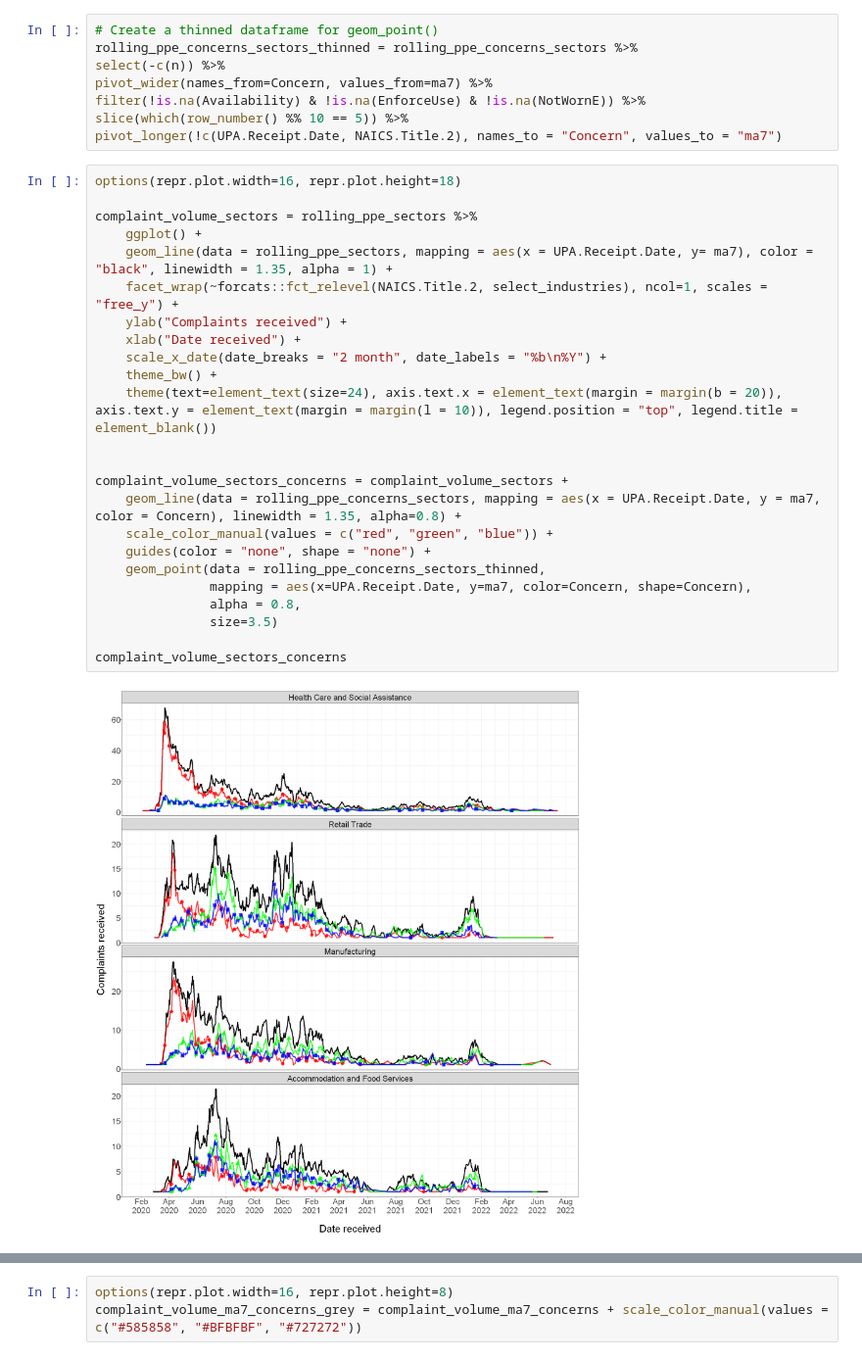
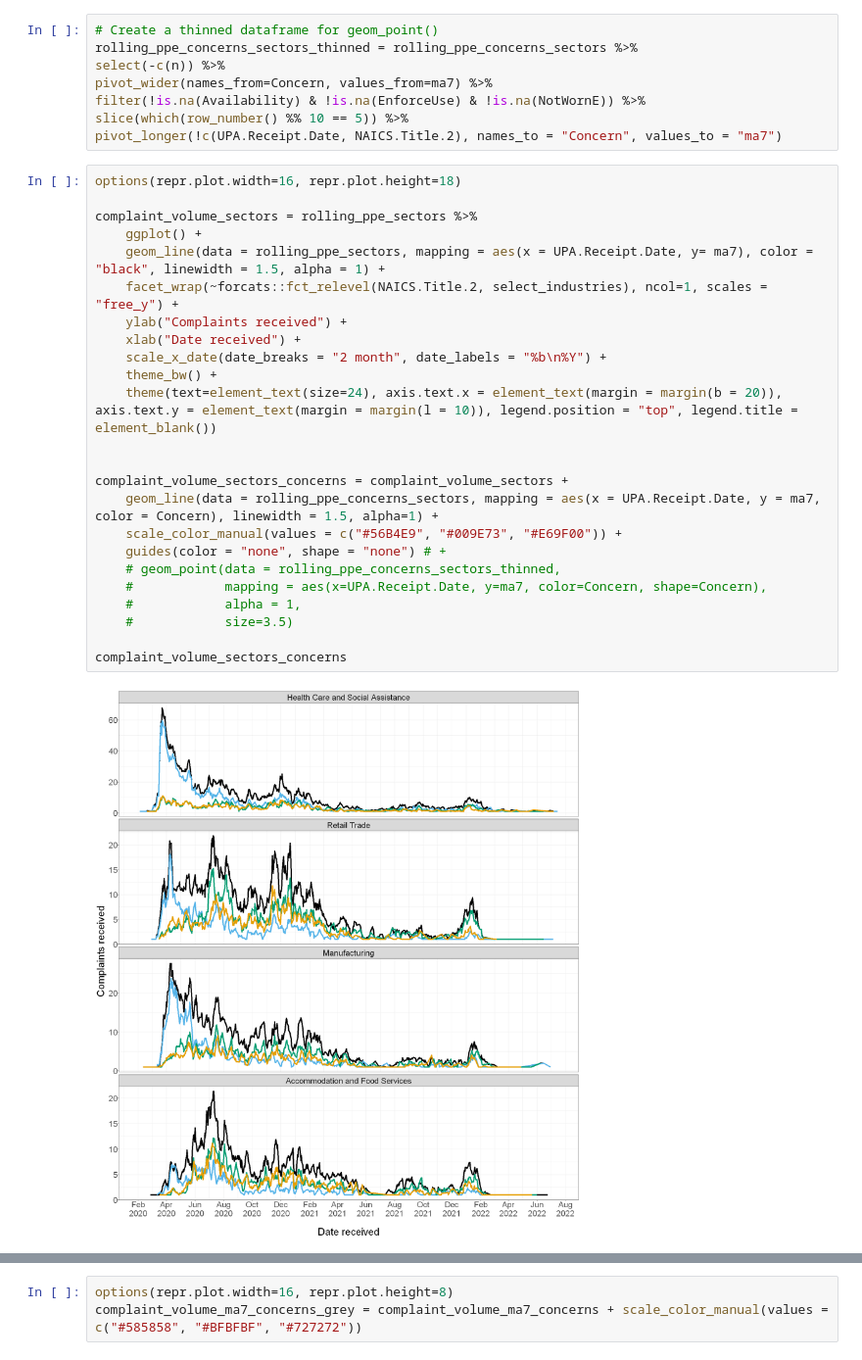
Before and after one commit to CDCgov/npptl-ppe-concern-detection, a Jupyter notebook: 05_results/results_trends.ipynb, the cells around one changed output, grey strips where cells are left out. Shown at 98% size. Cells and saved outputs as stored; diff of their text form.

Commit message:
update figure aesthetics

```diff
--- a/05_results/results_trends.ipynb
+++ b/05_results/results_trends.ipynb
@@ -259,29 +257,29 @@ pivot_longer(!c(UPA.Receipt.Date, NAICS.Title.2), names_to = "Concern", values_t
 # %%
 options(repr.plot.width=16, repr.plot.height=18)
 
 complaint_volume_sectors = rolling_ppe_sectors %>%
     ggplot() +
-    geom_line(data = rolling_ppe_sectors, mapping = aes(x = UPA.Receipt.Date, y= ma7), color = "black", linewidth = 1.35, alpha = 1) +
+    geom_line(data = rolling_ppe_sectors, mapping = aes(x = UPA.Receipt.Date, y= ma7), color = "black", linewidth = 1.5, alpha = 1) +
     facet_wrap(~forcats::fct_relevel(NAICS.Title.2, select_industries), ncol=1, scales = "free_y") +
     ylab("Complaints received") +
     xlab("Date received") +
     scale_x_date(date_breaks = "2 month", date_labels = "%b\n%Y") +
     theme_bw() +
     theme(text=element_text(size=24), axis.text.x = element_text(margin = margin(b = 20)), axis.text.y = element_text(margin = margin(l = 10)), legend.position = "top", legend.title = element_blank())
 
 
 complaint_volume_sectors_concerns = complaint_volume_sectors +
-    geom_line(data = rolling_ppe_concerns_sectors, mapping = aes(x = UPA.Receipt.Date, y = ma7, color = Concern), linewidth = 1.35, alpha=0.8) +
-    scale_color_manual(values = c("red", "green", "blue")) +
-    guides(color = "none", shape = "none") +
-    geom_point(data = rolling_ppe_concerns_sectors_thinned,
-               mapping = aes(x=UPA.Receipt.Date, y=ma7, color=Concern, shape=Concern),
-               alpha = 0.8,
-               size=3.5)
+    geom_line(data = rolling_ppe_concerns_sectors, mapping = aes(x = UPA.Receipt.Date, y = ma7, color = Concern), linewidth = 1.5, alpha=1) +
+    scale_color_manual(values = c("#56B4E9", "#009E73", "#E69F00")) +
+    guides(color = "none", shape = "none") # +
+    # geom_point(data = rolling_ppe_concerns_sectors_thinned,
+    #            mapping = aes(x=UPA.Receipt.Date, y=ma7, color=Concern, shape=Concern),
+    #            alpha = 1,
+    #            size=3.5)
 
 complaint_volume_sectors_concerns
 # %% [output]
-[figure, old version]
+[figure, new version]
 # %%
 options(repr.plot.width=16, repr.plot.height=24)
 
```
Also changed, not shown: parts of 4 cells of this notebook.
